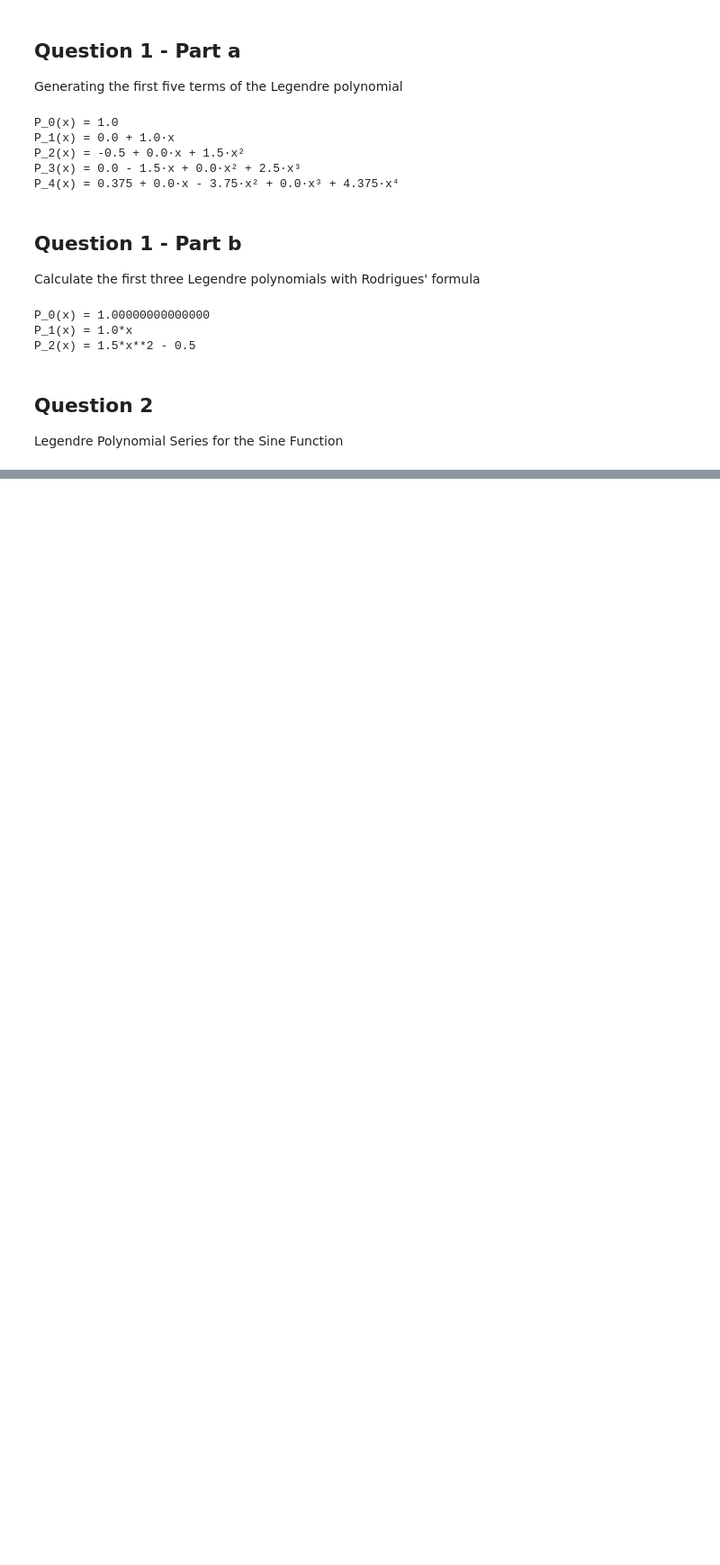
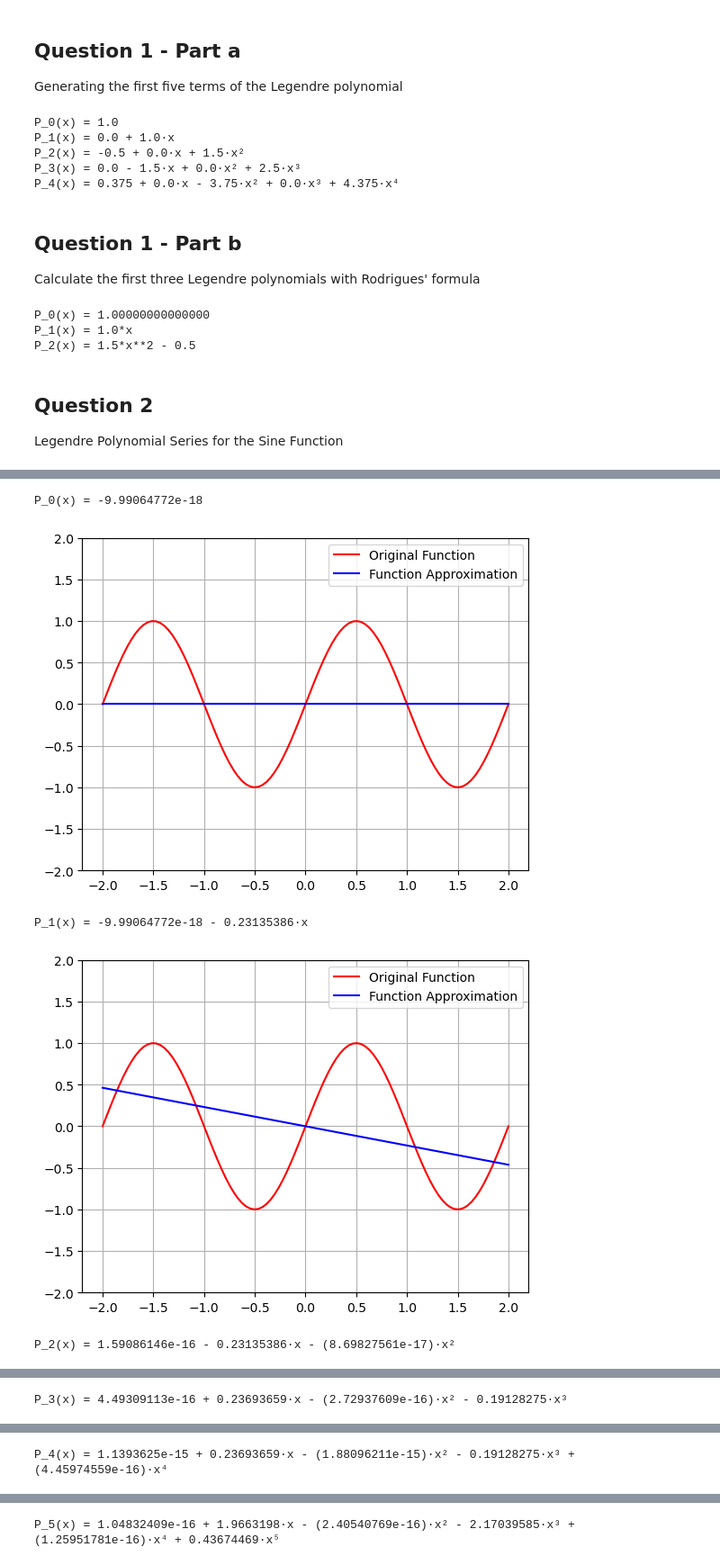
Before and after one commit to xspoole/PH364_Personal, a Jupyter notebook: ph426/hw2/hw2_legendre.ipynb, the cells around one changed output, grey strips where cells are left out. Shown at 90% size. Drawn from its saved outputs; the diff is of its cells as text; code cells hidden in the pictures; blank space fills up the shorter version.

```diff
--- a/ph426/hw2/hw2_legendre.ipynb
+++ b/ph426/hw2/hw2_legendre.ipynb
@@ -50,0 +77,19 @@ plt.plot()
+# %%
+z_vals = np.linspace(-2, 2, 100) # fit from -1 < z < 1
+func_one = np.sin(np.pi * z_vals)
+
+for i in range(10):
+    plt.cla()
+    z_vals, func_one, func_approx = legendre(i, z_vals, func_one)
+    plt.plot(z_vals, func_one, color='Red', label='Original Function')
+    plt.plot(z_vals, func_approx, color='Blue', label='Function Approximation')
+    plt.grid(True)
+    plt.ylim(-2, 2)
+    plt.legend()
+    plt.show()
+# %% [output]
+P_0(x) = -9.99064772e-18
+[figure, added]
+P_1(x) = -9.99064772e-18 - 0.23135386·x
+[figure, added]
+P_2(x) = 1.59086146e-16 - 0.23135386·x - (8.69827561e-17)·x²
@@ -50,0 +97 @@ plt.plot()
+P_3(x) = 4.49309113e-16 + 0.23693659·x - (2.72937609e-16)·x² - 0.19128275·x³
@@ -50,0 +99,2 @@ plt.plot()
+P_4(x) = 1.1393625e-15 + 0.23693659·x - (1.88096211e-15)·x² - 0.19128275·x³ +
+(4.45974559e-16)·x⁴
@@ -50,0 +102,2 @@ plt.plot()
+P_5(x) = 1.04832409e-16 + 1.9663198·x - (2.40540769e-16)·x² - 2.17039585·x³ +
+(1.25951781e-16)·x⁴ + 0.43674469·x⁵
```
Also changed, not shown: parts of 9 cells of this notebook, 5 other files.
